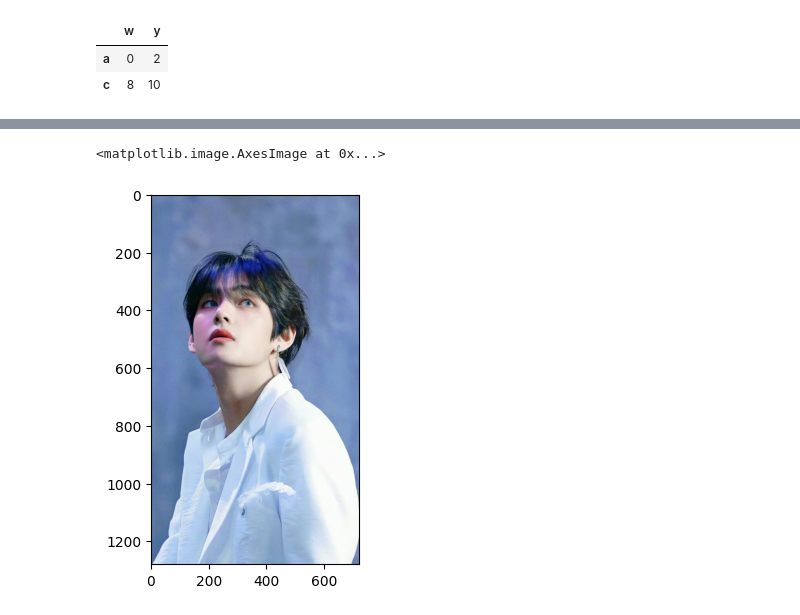
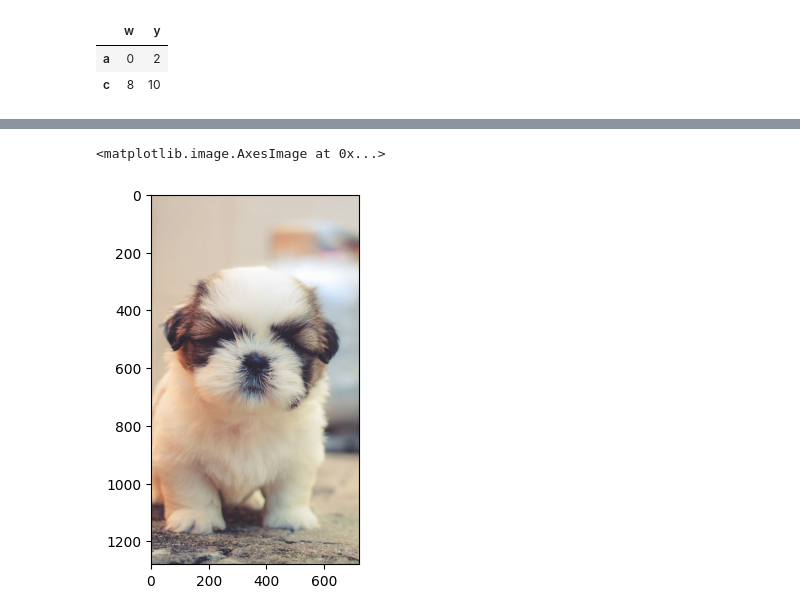
Before and after one commit to pavansai1125/FMML-Lads1, a Jupyter notebook: FMML_2023_Basics_of_Python.ipynb, the cells around one changed output, grey strips where cells are left out. Saved outputs shown, nothing was run; the diff lists cells and outputs as text; code cells hidden in the pictures.

```diff
--- a/FMML_2023_Basics_of_Python.ipynb
+++ b/FMML_2023_Basics_of_Python.ipynb
@@ -516,5 +584,7 @@ array([[[108, 141, 182],
-# %%
-plt.imshow(plt.imread('/content/drive/MyDrive/bts.jpg'))
-# %% [output]
-<matplotlib.image.AxesImage at 0x...>
-[figure, removed]
+# %%
+file_path="/content/gdrive/MyDrive/Puppy.jpeg"
+img=plt.imread(file_path)
+plt.imshow(img)
+# %% [output]
+<matplotlib.image.AxesImage at 0x...>
+[figure, added]
```
Also changed, not shown: parts of 29 cells of this notebook.
